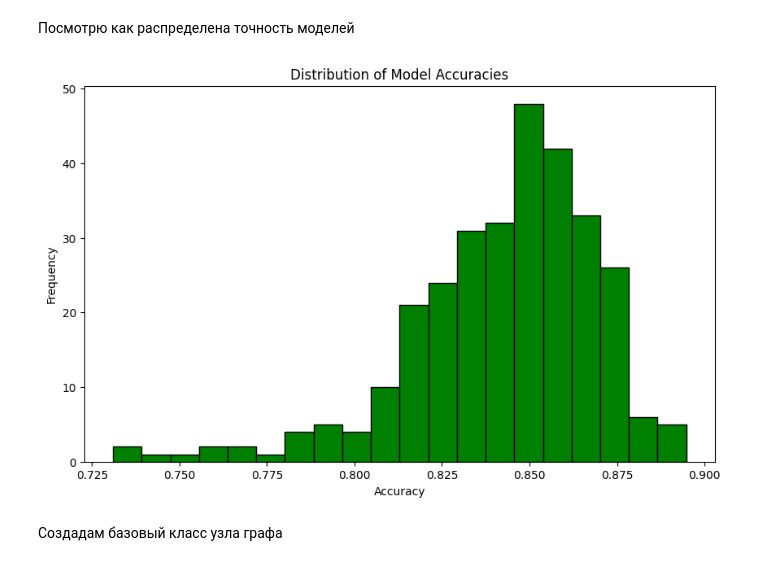
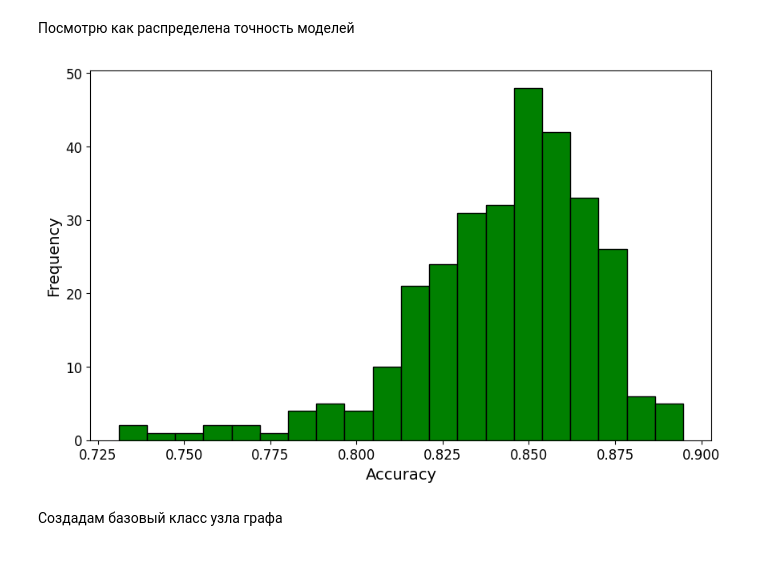
Before and after one commit to intsystems/predicator-function-for-neural-networks, a Jupyter notebook: code/GCN.ipynb, the cells around one changed output. Cells and saved outputs as stored; diff of their text form; code cells hidden in the pictures.

```diff
--- a/code/GCN.ipynb
+++ b/code/GCN.ipynb
@@ -103,15 +104,17 @@ models_dict = load_json_from_directory('second_dataset/')
 # %%
 accuracies = [model['test_accuracy'] for model in models_dict]
 
 plt.figure(figsize=(10, 6))
 
 plt.hist(accuracies, bins=20, edgecolor='black', color="green")
-plt.title('Distribution of Model Accuracies')
-plt.xlabel('Accuracy')
-plt.ylabel('Frequency')
+# plt.title('Distribution of Model Accuracies')
+plt.xlabel('Accuracy', fontsize=14)
+plt.ylabel('Frequency', fontsize=14)
+plt.xticks(fontsize=12)
+plt.yticks(fontsize=12)
 plt.show()
 # %% [output]
-[figure, old version]
+[figure, new version]
 # %%
 def extract_cells(arch_dict):
     normal_cell, reduction_cell = [], []
```
Also changed, not shown: parts of 20 cells of this notebook, 4 other files.
